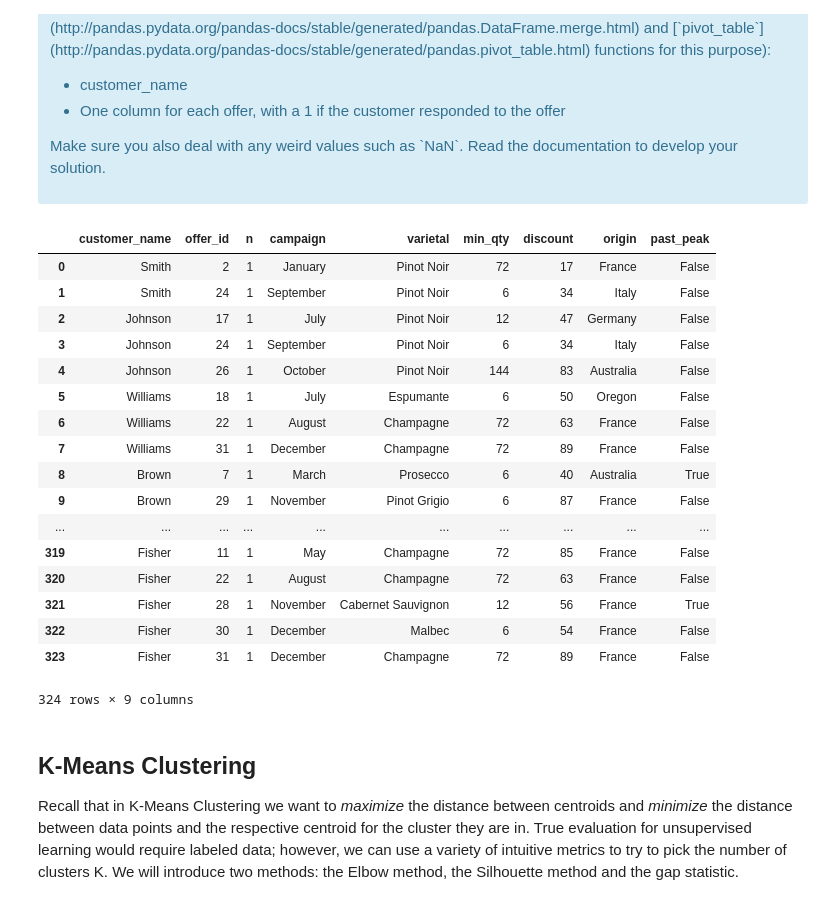
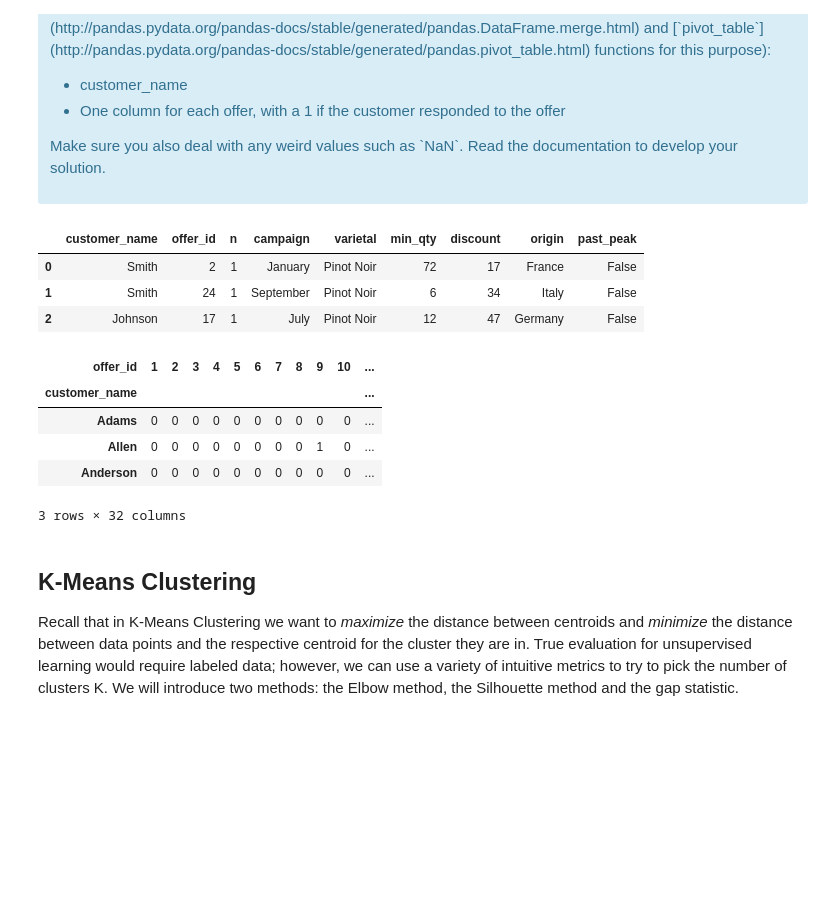
Before and after one commit to keangcheang/Springboard_exercise, a Jupyter notebook: ML_project/clustering/Mini_Project_Clustering.ipynb, the cells around one changed output. Cells and saved outputs as stored; diff of their text form; code cells hidden in the pictures; blank space fills up the shorter version.

```diff
--- a/ML_project/clustering/Mini_Project_Clustering.ipynb
+++ b/ML_project/clustering/Mini_Project_Clustering.ipynb
@@ -80,28 +59,25 @@ The first thing we need is a way to compare customers. To do this, we're going t
 <p>Make sure you also deal with any weird values such as `NaN`. Read the documentation to develop your solution.</p>
 </div>
 # %%
-#your turn
+#merging the df_offers with df_transactions
 merge_df = df_transactions.merge(df_offers, how='left', on='offer_id')
-merge_df
+merge_df.head(3)
 # %% [output]
 |  | customer_name | offer_id | n | campaign | varietal | min_qty | discount | origin | past_peak |
 | 0 | Smith | 2 | 1 | January | Pinot Noir | 72 | 17 | France | False |
 | 1 | Smith | 24 | 1 | September | Pinot Noir | 6 | 34 | Italy | False |
 | 2 | Johnson | 17 | 1 | July | Pinot Noir | 12 | 47 | Germany | False |
-| 3 | Johnson | 24 | 1 | September | Pinot Noir | 6 | 34 | Italy | False |
-| 4 | Johnson | 26 | 1 | October | Pinot Noir | 144 | 83 | Australia | False |
-| 5 | Williams | 18 | 1 | July | Espumante | 6 | 50 | Oregon | False |
-| 6 | Williams | 22 | 1 | August | Champagne | 72 | 63 | France | False |
-| 7 | Williams | 31 | 1 | December | Champagne | 72 | 89 | France | False |
-| 8 | Brown | 7 | 1 | March | Prosecco | 6 | 40 | Australia | True |
-| 9 | Brown | 29 | 1 | November | Pinot Grigio | 6 | 87 | France | False |
-| ... | ... | ... | ... | ... | ... | ... | ... | ... | ... |
-| 319 | Fisher | 11 | 1 | May | Champagne | 72 | 85 | France | False |
-| 320 | Fisher | 22 | 1 | August | Champagne | 72 | 63 | France | False |
-| 321 | Fisher | 28 | 1 | November | Cabernet Sauvignon | 12 | 56 | France | True |
-| 322 | Fisher | 30 | 1 | December | Malbec | 6 | 54 | France | False |
-| 323 | Fisher | 31 | 1 | December | Champagne | 72 | 89 | France | False |
-324 rows × 9 columns
+# %%
+#using pivot_table functions:
+pivot_df= pd.pivot_table(merge_df, index='customer_name', columns='offer_id', values='n', fill_value=0.0)
+pivot_df.head(3)
+# %% [output]
+| offer_id | 1 | 2 | 3 | 4 | 5 | 6 | 7 | 8 | 9 | 10 | ... |
+| customer_name |  |  |  |  |  |  |  |  |  |  | ... |
+| Adams | 0 | 0 | 0 | 0 | 0 | 0 | 0 | 0 | 0 | 0 | ... |
+| Allen | 0 | 0 | 0 | 0 | 0 | 0 | 0 | 0 | 1 | 0 | ... |
+| Anderson | 0 | 0 | 0 | 0 | 0 | 0 | 0 | 0 | 0 | 0 | ... |
+3 rows × 32 columns
 # %% [markdown]
 ## K-Means Clustering
 
```
Also changed, not shown: parts of 23 cells of this notebook.
